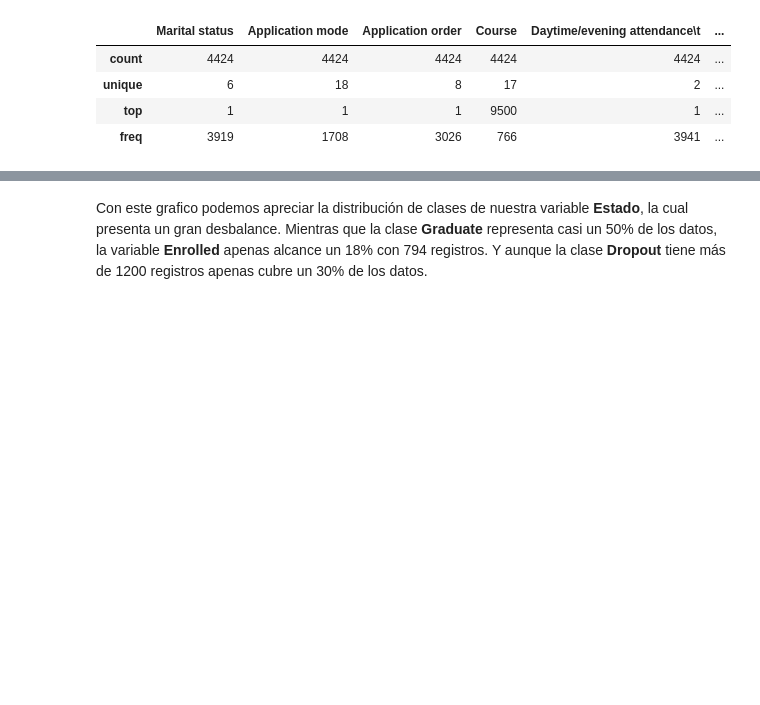
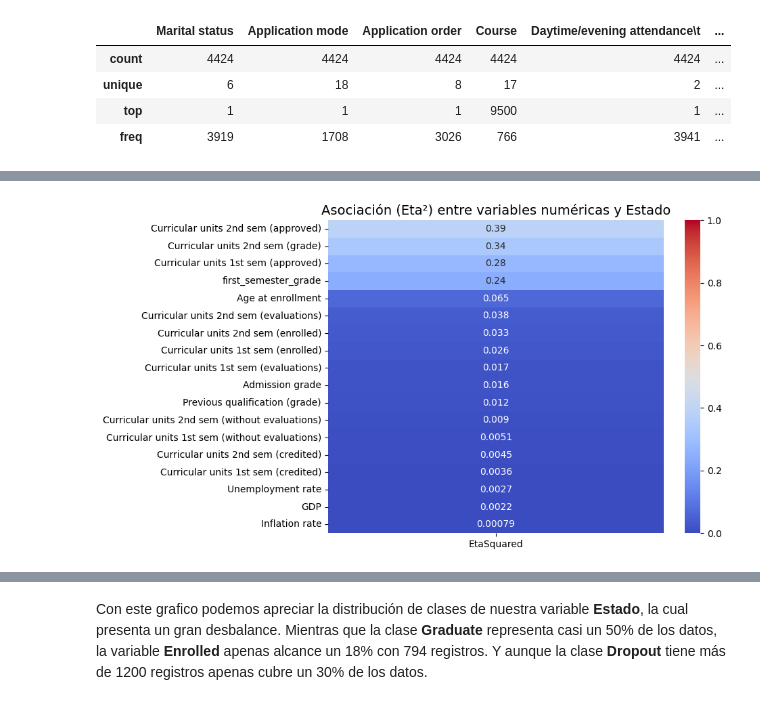
Before and after one commit to LasciaStare/Mini-Proyecto_1-ML, a Jupyter notebook: docs/_build/jupyter_execute/notebooks.ipynb, the cells around one changed output, grey strips where cells are left out. Drawn from its saved outputs; the diff is of its cells as text; code cells hidden in the pictures; blank space fills up the shorter version.

```diff
--- a/docs/_build/jupyter_execute/notebooks.ipynb
+++ b/docs/_build/jupyter_execute/notebooks.ipynb
@@ -111,0 +146,23 @@ Cat_vars.describe(include='object')
+# %%
+def eta_squared(x, y):
+    # y = categórica, x = numérica
+    data = pd.DataFrame({ 'x': x, 'y': y })
+    model = smf.ols('x ~ C(y)', data=data).fit()
+    anova_table = sm.stats.anova_lm(model, typ=2)
+    eta_sq = anova_table['sum_sq']['C(y)'] / sum(anova_table['sum_sq'])
+    return eta_sq
+
+# Calcular eta² para todas las variables numéricas con respecto a Estado
+eta_results = {}
+for col in Num_vars.columns:
+    if col != 'Estado':
+        eta_results[col] = eta_squared(Num_vars[col], df['Estado'])
+
+eta_df = pd.DataFrame.from_dict(eta_results, orient='index', columns=['EtaSquared'])
+eta_df = eta_df.sort_values(by='EtaSquared', ascending=False)
+plt.figure(figsize=(8,6))
+sns.heatmap(eta_df, annot=True, cmap="coolwarm", vmin=0, vmax=1)
+plt.title("Asociación (Eta²) entre variables numéricas y Estado", fontsize=14)
+plt.show()
+# %% [output]
+[figure, added]
```
Also changed, not shown: parts of 25 cells of this notebook, 32 other files.
